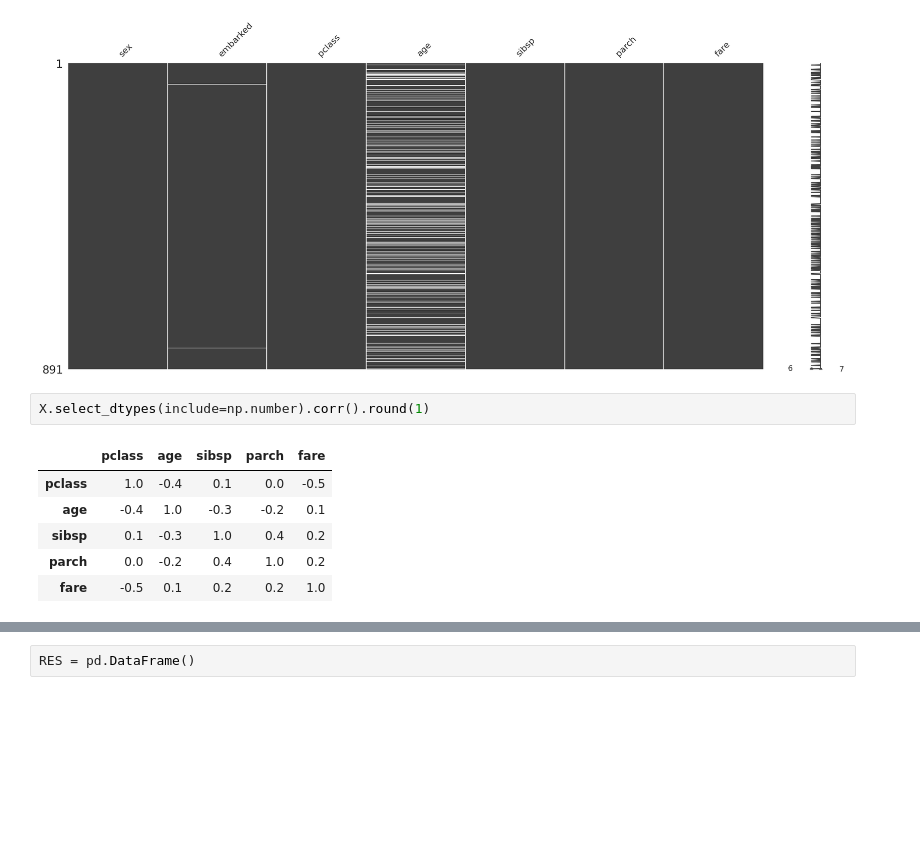
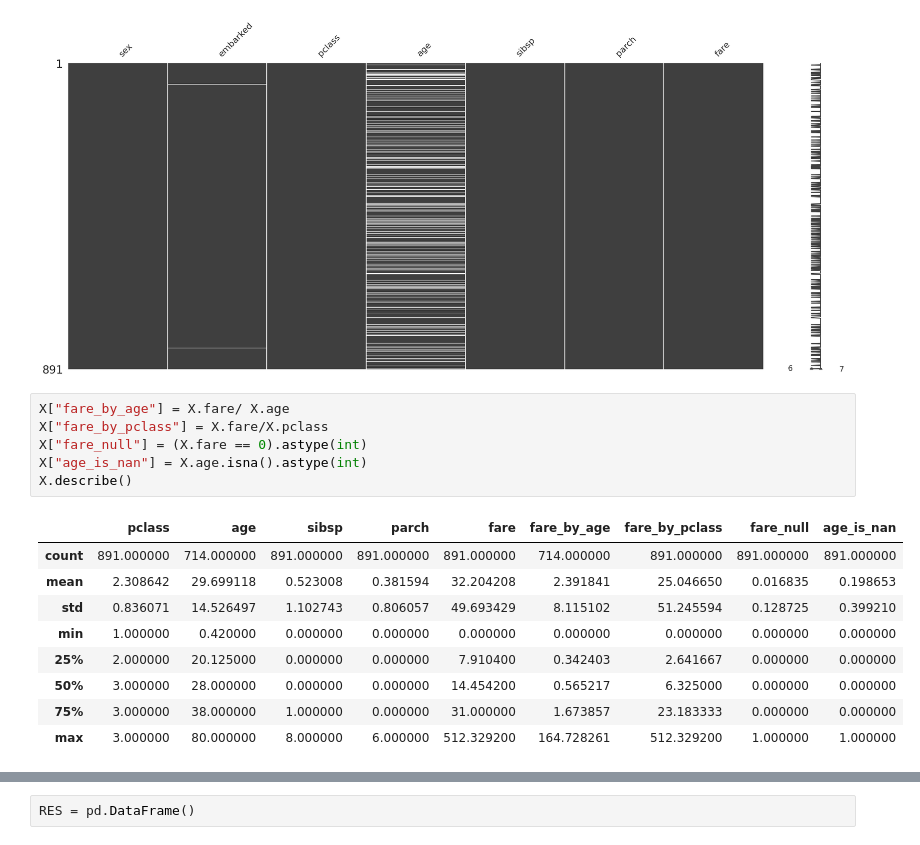
Before and after one commit to AlexandreGazagnes/gargaml, a Jupyter notebook: examples/ml-intro.ipynb, the cells around one changed output, grey strips where cells are left out. Cells and saved outputs as stored; diff of their text form; blank space fills up the shorter version.

```diff
--- a/examples/ml-intro.ipynb
+++ b/examples/ml-intro.ipynb
@@ -73,12 +73,19 @@ msno.matrix(X)
 # %% [output]
 <Axes: >
 [figure]
-# %%
-X.select_dtypes(include=np.number).corr().round(1)
-# %% [output]
-|  | pclass | age | sibsp | parch | fare |
-| pclass | 1.0 | -0.4 | 0.1 | 0.0 | -0.5 |
-| age | -0.4 | 1.0 | -0.3 | -0.2 | 0.1 |
-| sibsp | 0.1 | -0.3 | 1.0 | 0.4 | 0.2 |
-| parch | 0.0 | -0.2 | 0.4 | 1.0 | 0.2 |
-| fare | -0.5 | 0.1 | 0.2 | 0.2 | 1.0 |
+# %%
+X["fare_by_age"] = X.fare/ X.age
+X["fare_by_pclass"] = X.fare/X.pclass
+X["fare_null"] = (X.fare == 0).astype(int)
+X["age_is_nan"] = X.age.isna().astype(int)
+X.describe()
+# %% [output]
+|  | pclass | age | sibsp | parch | fare | fare_by_age | fare_by_pclass | fare_null | age_is_nan |
+| count | 891.000000 | 714.000000 | 891.000000 | 891.000000 | 891.000000 | 714.000000 | 891.000000 | 891.000000 | 891.000000 |
+| mean | 2.308642 | 29.699118 | 0.523008 | 0.381594 | 32.204208 | 2.391841 | 25.046650 | 0.016835 | 0.198653 |
+| std | 0.836071 | 14.526497 | 1.102743 | 0.806057 | 49.693429 | 8.115102 | 51.245594 | 0.128725 | 0.399210 |
+| min | 1.000000 | 0.420000 | 0.000000 | 0.000000 | 0.000000 | 0.000000 | 0.000000 | 0.000000 | 0.000000 |
+| 25% | 2.000000 | 20.125000 | 0.000000 | 0.000000 | 7.910400 | 0.342403 | 2.641667 | 0.000000 | 0.000000 |
+| 50% | 3.000000 | 28.000000 | 0.000000 | 0.000000 | 14.454200 | 0.565217 | 6.325000 | 0.000000 | 0.000000 |
+| 75% | 3.000000 | 38.000000 | 1.000000 | 0.000000 | 31.000000 | 1.673857 | 23.183333 | 0.000000 | 0.000000 |
+| max | 3.000000 | 80.000000 | 8.000000 | 6.000000 | 512.329200 | 164.728261 | 512.329200 | 1.000000 | 1.000000 |
```
Also changed, not shown: parts of 139 cells of this notebook, 1 other file.
